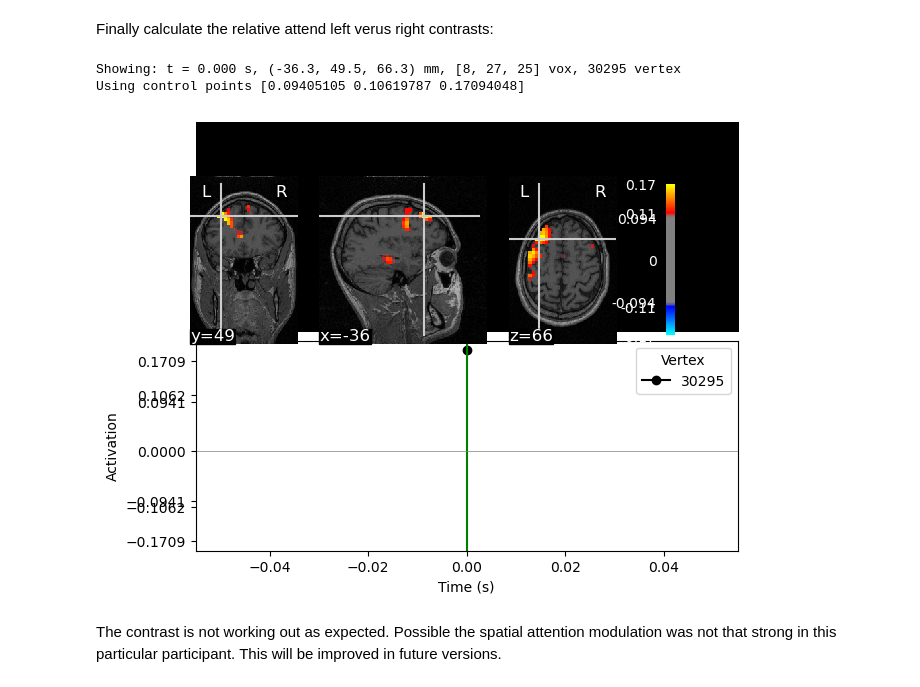
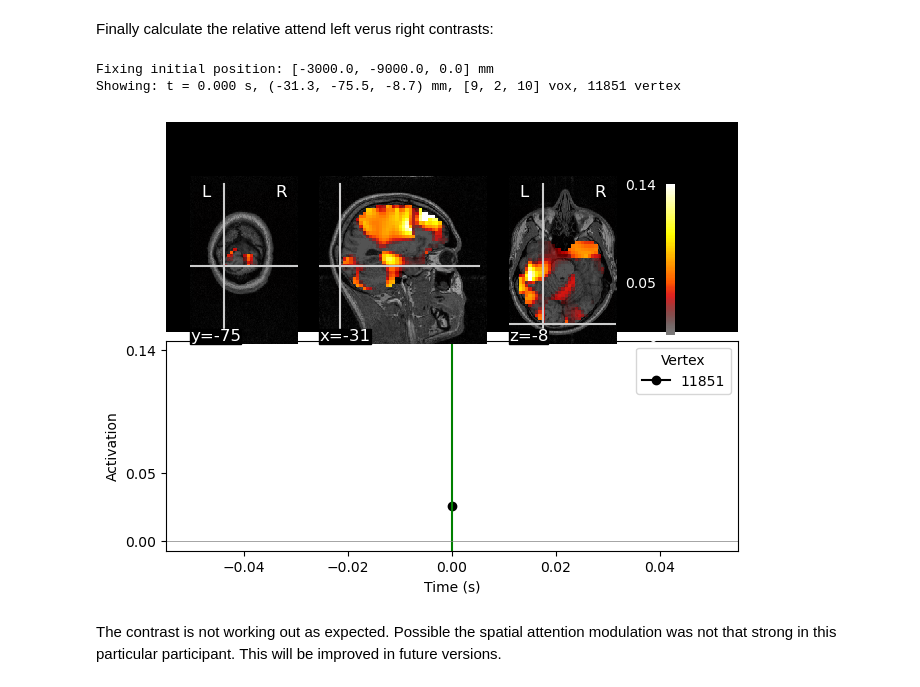
Before and after one commit to FLUX-pipeline/FieldLine, a Jupyter notebook: DICSbeamforming.ipynb, the cells around one changed output. Drawn from its saved outputs; the diff is of its cells as text; code cells hidden in the pictures.

Commit message:
plots adjusted

```diff
--- a/DICSbeamforming.ipynb
+++ b/DICSbeamforming.ipynb
@@ -259,11 +259,11 @@ stc_aRvsL = stc_aleft_cue.copy()
 stc_aRvsL = (stc_aright_cue -stc_aleft_cue) / (stc_aright_cue + stc_aleft_cue)
 # %%
 %matplotlib inline
-stc_aRvsL.plot(src=src, subject=fs_subject, subjects_dir=fs_root, mode='stat_map' );
+stc_aRvsL.plot(src=src, subject=fs_subject, subjects_dir=fs_root, mode='stat_map',initial_pos = [-3,-9,0],clim=dict(kind='value', lims=[0,0.05,0.14]) );
 # %% [output]
-Showing: t = 0.000 s, (-36.3, 49.5, 66.3) mm, [8, 27, 25] vox, 30295 vertex
-Using control points [0.09405105 0.10619787 0.17094048]
+Fixing initial position: [-3000.0, -9000.0, 0.0] mm
+Showing: t = 0.000 s, (-31.3, -75.5, -8.7) mm, [9, 2, 10] vox, 11851 vertex
-[figure, old version]
+[figure, new version]
 # %% [markdown]
 The contrast is not working out as expected. Possible the spatial attention modulation was not that strong in this particular participant. This will be improved in future versions.
 # %% [markdown]
```
Also changed, not shown: parts of 5 cells of this notebook.
